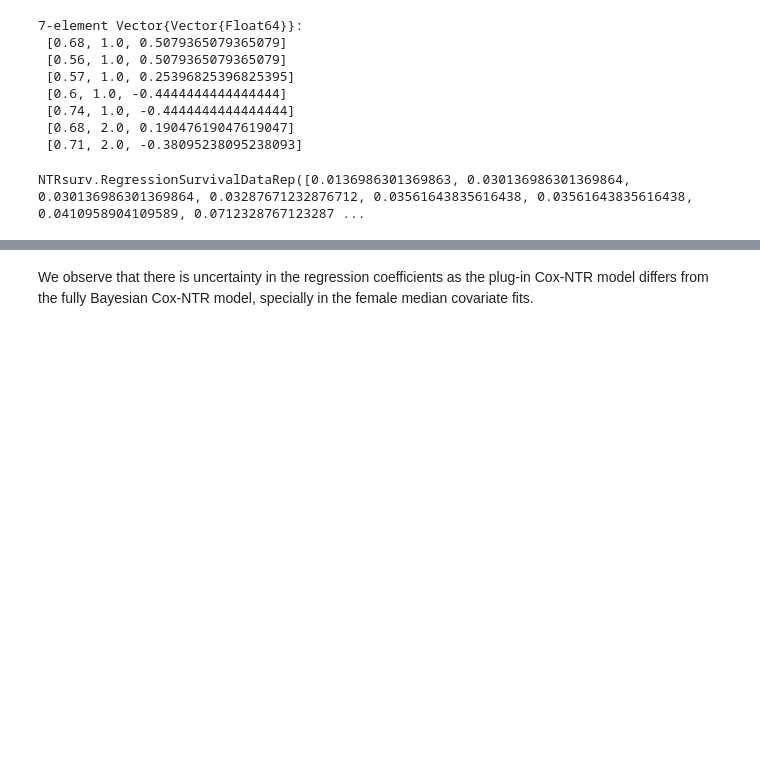
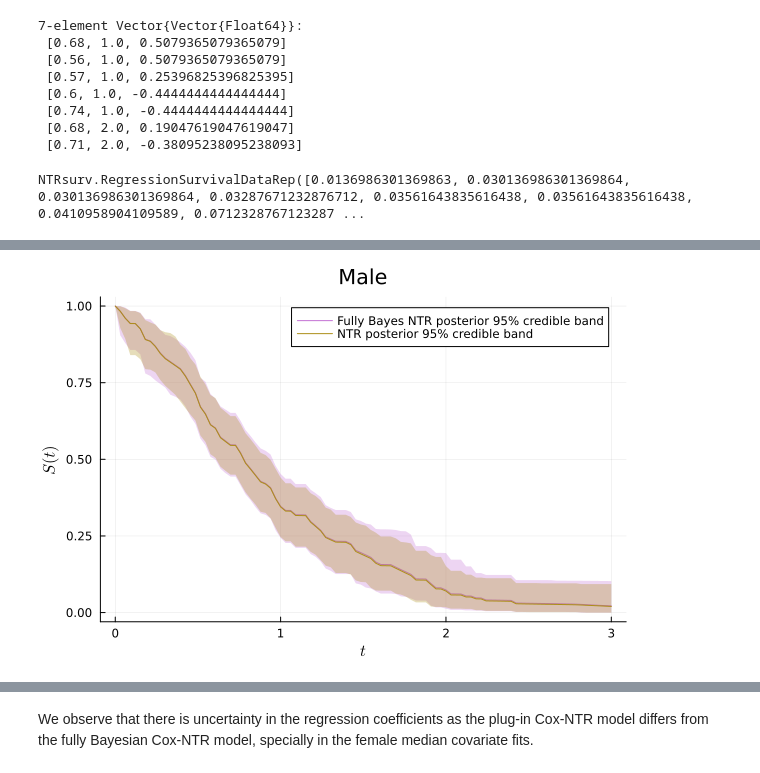
Before and after one commit to alan7riva/NTRsurv.jl, a Jupyter notebook: examples/Cox_NTR_UQ.ipynb, the cells around one changed output, grey strips where cells are left out. Cells and saved outputs as stored; diff of their text form; code cells hidden in the pictures; blank space fills up the shorter version.

```diff
--- a/examples/Cox_NTR_UQ.ipynb
+++ b/examples/Cox_NTR_UQ.ipynb
@@ -149,8 +165,10 @@ fully_bayes_cox_model = CoxNeutralToTheRightFullyBayesianModel(chain_s, α, base
 fullyBayesNTR_bands = posterior_credible_band(0.05, t, zv, fully_bayes_cox_model);
 # %%
 # Plot for fully-Bayes NTR-Cox comparisson with vanilla NTR-Cox survival band fits
-fullyComp_plotM =  plot( t, fullyBayesNTR_bands[1][2],  ribbon = ( fullyBayesNTR_bands[1][2] .- fullyBayesNTR_bands[1][1], fullyBayesNTR_bands[1][3] .- NTR_bands[1][2]), c=4, xlabel="\$t\$", ylabel="\$S(t)\$", fillalpha=0.3, label="Fully Bayes NTR posterior 95% credible band",size=(600,400) , title="Male")
+fullyComp_plotM =  plot( t, fullyBayesNTR_bands[1][2],  ribbon = ( fullyBayesNTR_bands[1][2] .- fullyBayesNTR_bands[1][1], fullyBayesNTR_bands[1][3] .- fullyBayesNTR_bands[1][2]), c=4, xlabel="\$t\$", ylabel="\$S(t)\$", fillalpha=0.3, label="Fully Bayes NTR posterior 95% credible band",size=(600,400) , title="Male")
 plot!( t, NTR_bands[1][2],  ribbon = ( NTR_bands[1][2] .- NTR_bands[1][1], NTR_bands[1][3] .- NTR_bands[1][2]), c=5, fillalpha=0.3,  label="NTR posterior 95% credible band")
+# %% [output]
+[figure, added]
 # %%
 # Plot for fully-Bayes NTR-Cox comparisson with vanilla NTR-Cox survival band fits
 fullyComp_plotF = plot( t, fullyBayesNTR_bands[2][2],  ribbon = ( fullyBayesNTR_bands[2][2] .- fullyBayesNTR_bands[2][1], fullyBayesNTR_bands[2][3] .- NTR_bands[2][2]), c=4, xlabel="\$t\$", ylabel="\$S(t)\$", fillalpha=0.3, label="Fully Bayes NTR posterior 95% credible band",size=(600,400),title="Female")
```
Also changed, not shown: parts of 33 cells of this notebook, 4 other files.
